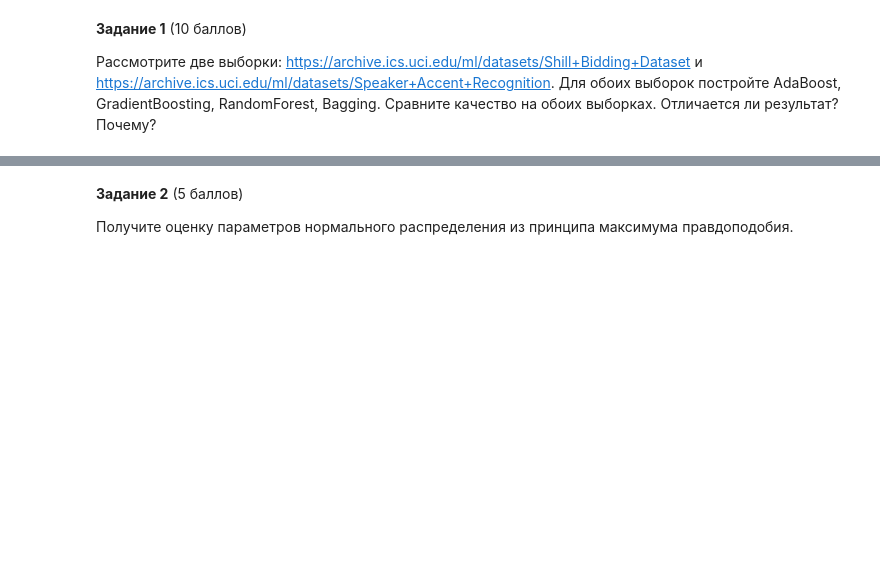
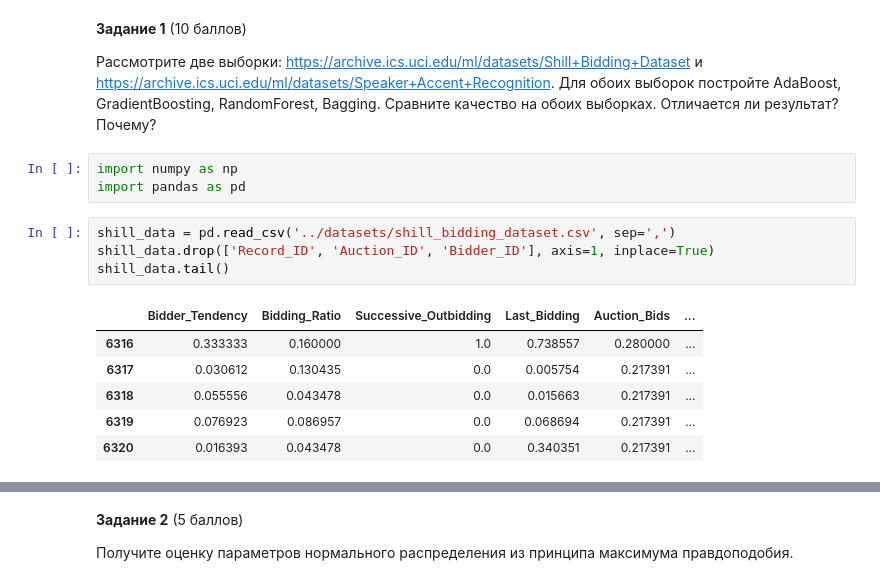
Before and after one commit to amhtj/DL-HSE, a Jupyter notebook: homeworks/sem2_hw1.ipynb, the cells around one changed output, grey strips where cells are left out. Cells and saved outputs as stored; diff of their text form; blank space fills up the shorter version.

```diff
--- a/homeworks/sem2_hw1.ipynb
+++ b/homeworks/sem2_hw1.ipynb
@@ -7,3 +7,17 @@
 **Задание 1** (10 баллов)
 
 Рассмотрите две выборки: https://archive.ics.uci.edu/ml/datasets/Shill+Bidding+Dataset и https://archive.ics.uci.edu/ml/datasets/Speaker+Accent+Recognition. Для обоих выборок постройте AdaBoost, GradientBoosting, RandomForest, Bagging. Сравните качество на обоих выборках. Отличается ли результат? Почему?
+# %%
+import numpy as np
+import pandas as pd
+# %%
+shill_data = pd.read_csv('../datasets/shill_bidding_dataset.csv', sep=',')
+shill_data.drop(['Record_ID', 'Auction_ID', 'Bidder_ID'], axis=1, inplace=True)
+shill_data.tail()
+# %% [output]
+|  | Bidder_Tendency | Bidding_Ratio | Successive_Outbidding | Last_Bidding | Auction_Bids | ... |
+| 6316 | 0.333333 | 0.160000 | 1.0 | 0.738557 | 0.280000 | ... |
+| 6317 | 0.030612 | 0.130435 | 0.0 | 0.005754 | 0.217391 | ... |
+| 6318 | 0.055556 | 0.043478 | 0.0 | 0.015663 | 0.217391 | ... |
+| 6319 | 0.076923 | 0.086957 | 0.0 | 0.068694 | 0.217391 | ... |
+| 6320 | 0.016393 | 0.043478 | 0.0 | 0.340351 | 0.217391 | ... |
```
Also changed, not shown: parts of 16 cells of this notebook, 2 other files.
